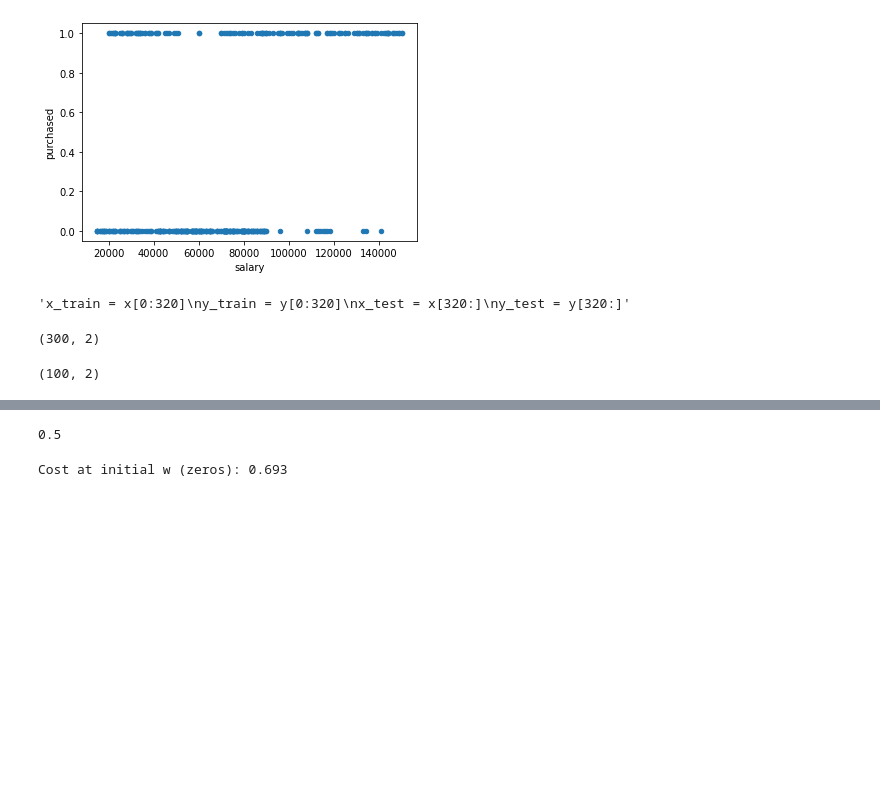
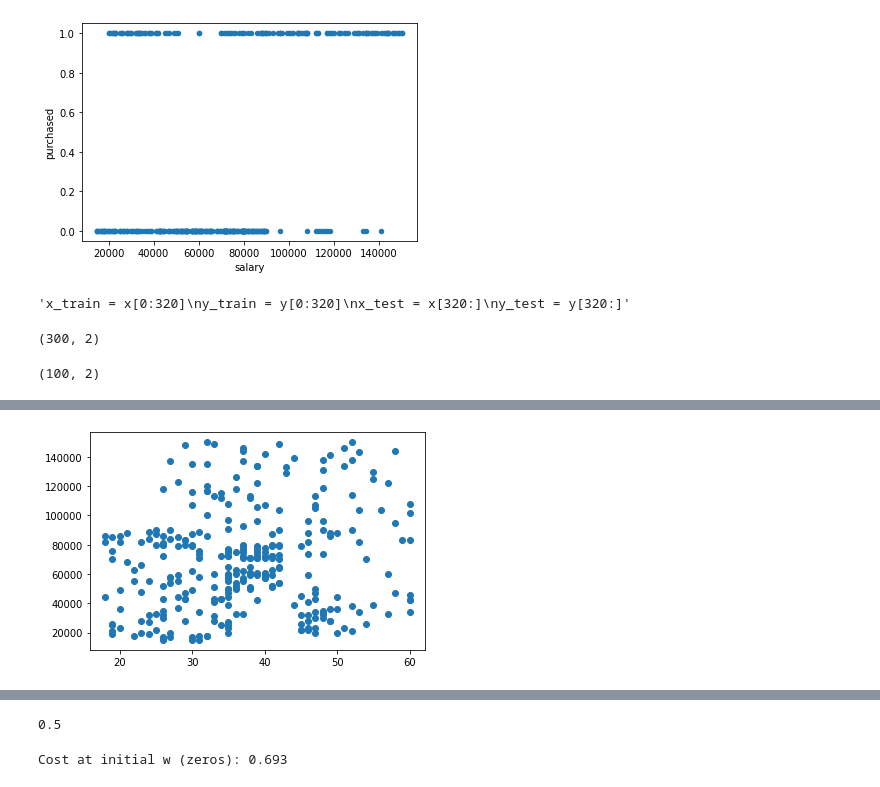
Before and after one commit to AhmedOsama93/ML_Models, a Jupyter notebook: logistic_regression_from_scratch.ipynb, the cells around one changed output, grey strips where cells are left out. Drawn from its saved outputs; the diff is of its cells as text; code cells hidden in the pictures; blank space fills up the shorter version.

```diff
--- a/logistic_regression_from_scratch.ipynb
+++ b/logistic_regression_from_scratch.ipynb
@@ -102 +111,6 @@ def zscore_normalize_features(X):
+# %%
+plot.scatter(x=x_train[:,0], y=x_train[:,1])
+plot.show()
+# %% [output]
+[figure, added]
 # %%
```
Also changed, not shown: parts of 12 cells of this notebook.
